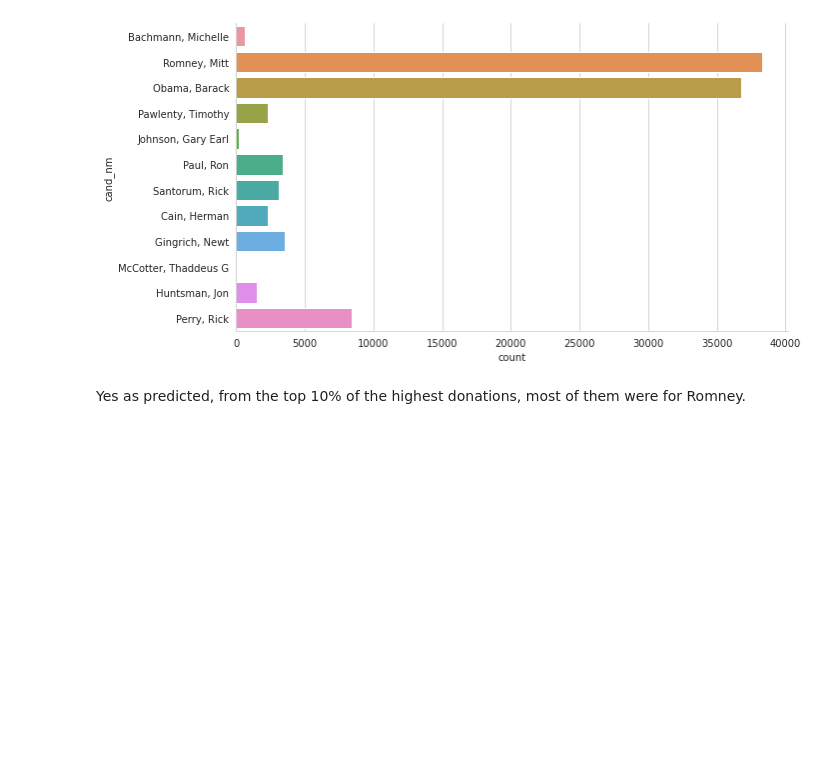
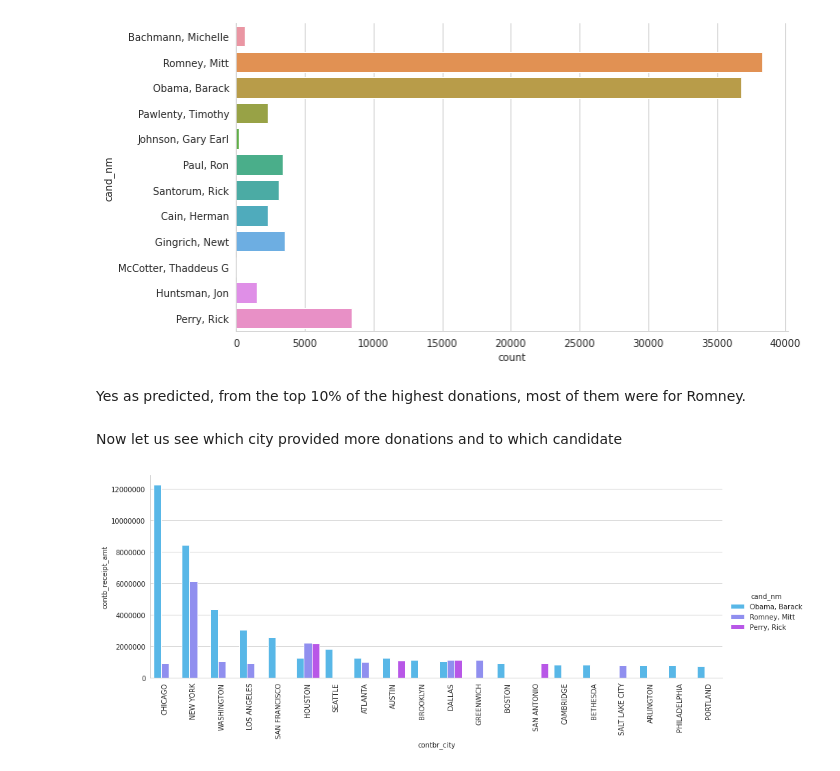
Before and after one commit to albinjohn366/2012_Election_Poll_Analysis, a Jupyter notebook: Election_Analysis.ipynb, the cells around one changed output. Saved outputs shown, nothing was run; the diff lists cells and outputs as text; code cells hidden in the pictures; blank space fills up the shorter version.

```diff
--- a/Election_Analysis.ipynb
+++ b/Election_Analysis.ipynb
@@ -209,3 +210,19 @@ sns.catplot(data=donor_data[donor_data['contb_receipt_amt'] > minimum_limit], y=
 [figure]
 # %% [markdown]
 Yes as predicted, from the top 10% of the highest donations, most of them were for Romney.
+# %% [markdown]
+Now let us see which city provided  more donations and to which candidate
+# %%
+city_wise = pd.DataFrame(donor_data.groupby(['contbr_city', 'cand_nm'])['contb_receipt_amt'].sum())
+city_wise.sort_values('contb_receipt_amt', ascending=False, inplace=True)
+city_wise.reset_index(inplace=True)
+
+# We will only take the first 30 cities depending on the amount they recieved as donation
+city_wise_short = city_wise[:30]
+# %%
+sns.catplot(data=city_wise_short, x='contbr_city', y='contb_receipt_amt', kind='bar', aspect=2.5, palette='cool', hue='cand_nm')
+plt.ticklabel_format(style='plain', axis='y')
+plt.xticks(rotation=90)
+plt.show()
+# %% [output]
+[figure, added]
```
Also changed, not shown: parts of 5 cells of this notebook.
